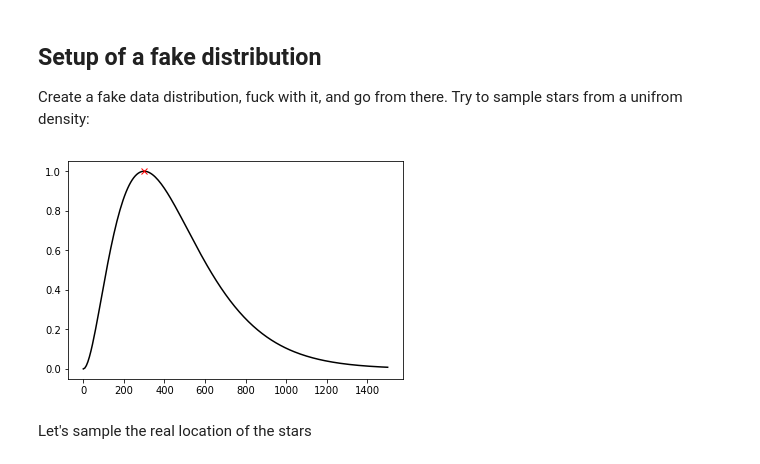
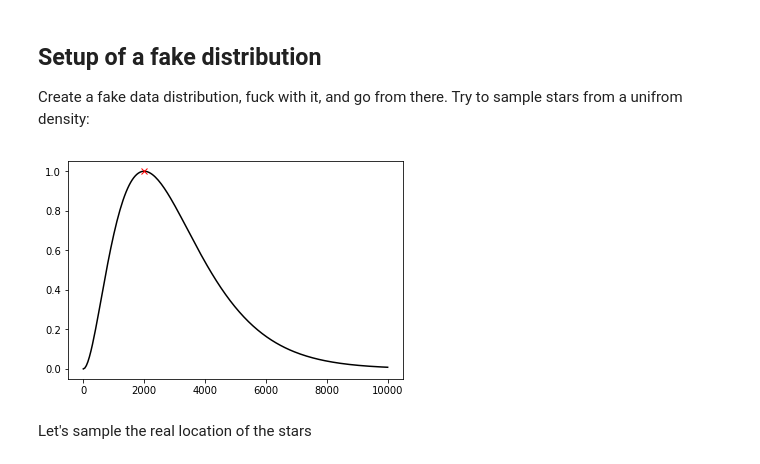
Before and after one commit to vickyscowcroft/bayesian_pl_fitting, a Jupyter notebook: batdog.ipynb, the cells around one changed output. Saved outputs shown, nothing was run; the diff lists cells and outputs as text; code cells hidden in the pictures.

```diff
--- a/batdog.ipynb
+++ b/batdog.ipynb
@@ -112,36 +112,36 @@ Try to sample stars from a unifrom density:
 # %%
 def true_parallax(r):
     """Returns what the exact true parallax should be in arcsecs for a given r."""
     return 1.0/r
 
 
 def stellar_distribution(r, L, fact=1):
     """Returns pdf of a decreasing volume density distribution.
     L = scale length
     fact = in case we need the -ve of the function and as a factor too to normalise it
     """
     return fact/(2*L**3) * r**2 * np.exp(-r/L)
 
 
 # Set some parameters
-N = 20  # number of stars
+N = 100  # number of stars
 N_bands = 1  # number of bands
-scale = 150  # scale factor in pc to apply, roughly half the mode of the pdf
+scale = 1000  # scale factor in pc to apply, roughly half the mode of the pdf
 
 # Work out the maximum of our distribution
 pdf_max_x = fmin(stellar_distribution, scale*2, args=(scale, -1), disp=False)
 pdf_max_y = stellar_distribution(pdf_max_x, scale)
 
 # Normalise the distribution to have its max at 1 for sampling
 factor = 1.0 / pdf_max_y
 
 # Quick test of the distribution
 hi = np.linspace(0, scale*10, num=200)
 plt.plot(hi, stellar_distribution(hi, scale, fact=factor), 'k-')
 plt.plot([pdf_max_x], stellar_distribution(pdf_max_x, scale, fact=factor), 'rx')
 plt.show()
 # %% [output]
-[figure, old version]
+[figure, new version]
 # %% [markdown]
 Let's sample the real location of the stars
 # %%
```
Also changed, not shown: parts of 22 cells of this notebook.
